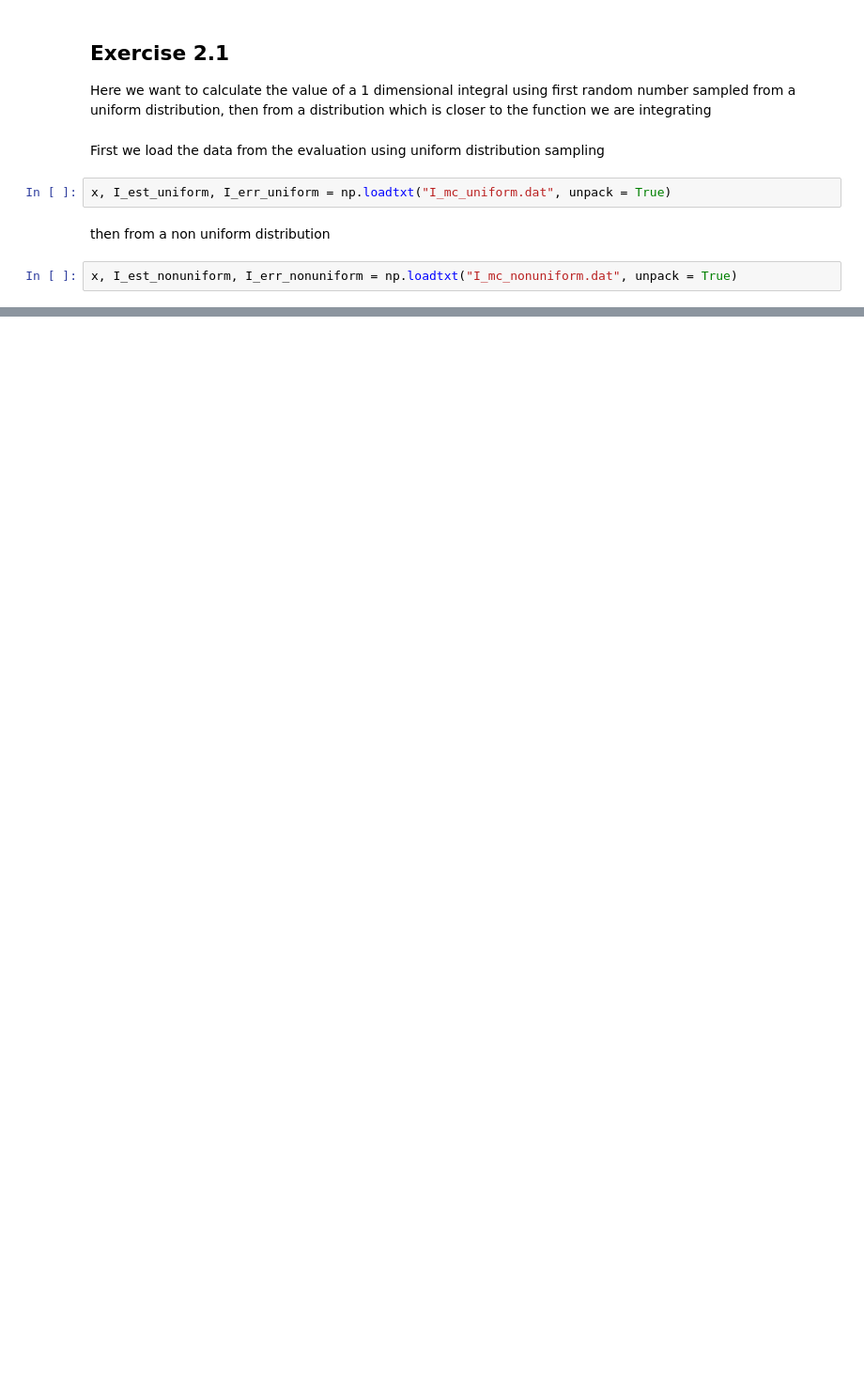
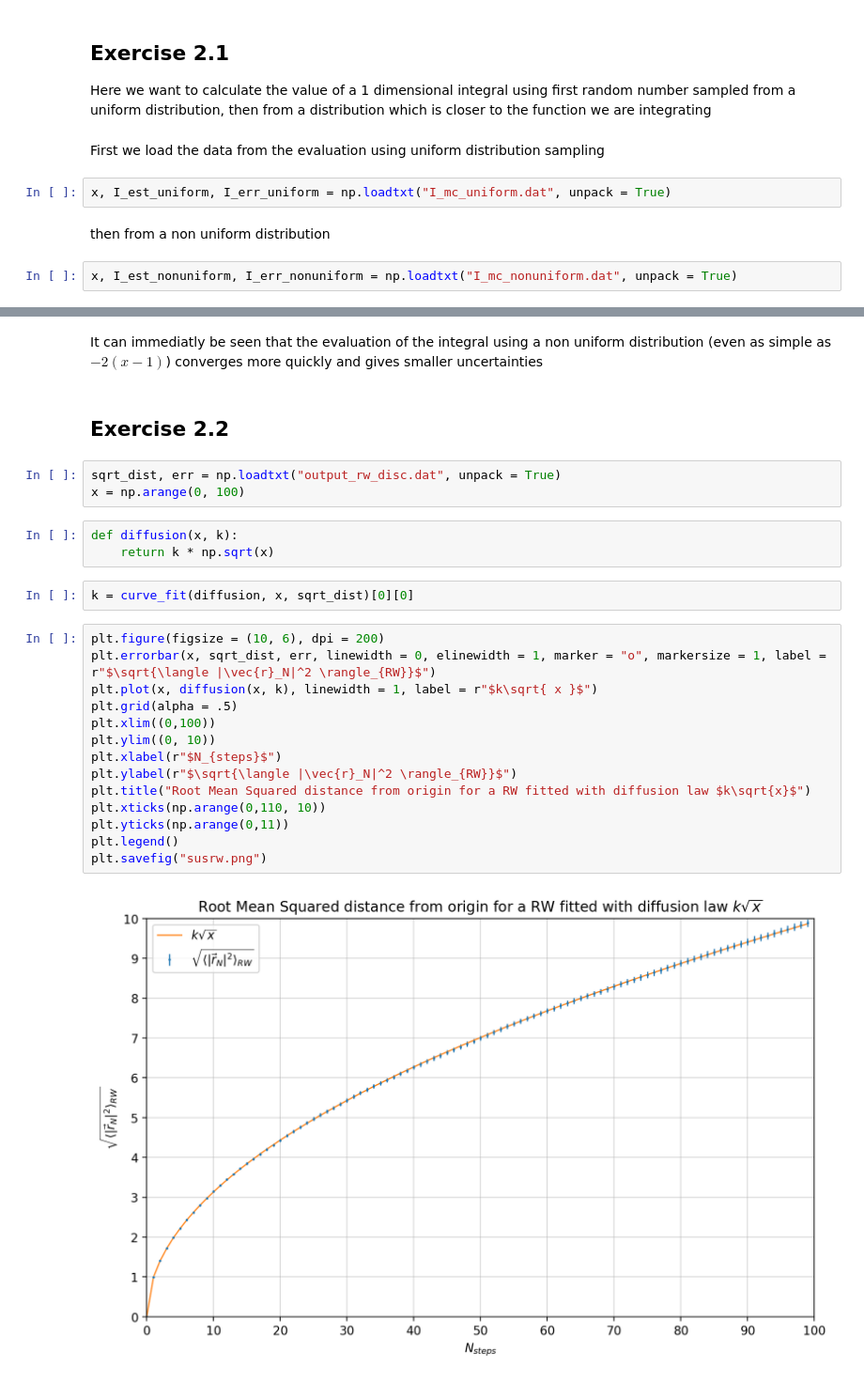
Before and after one commit to Giac97/Simulazione-Numerica, a Jupyter notebook: notebooks/Exercise 2/Exercise 2 - Analysis.ipynb, the cells around one changed output, grey strips where cells are left out. Shown at 94% size. Cells and saved outputs as stored; diff of their text form; blank space fills up the shorter version.

```diff
--- a/notebooks/Exercise 2/Exercise 2 - Analysis.ipynb
+++ b/notebooks/Exercise 2/Exercise 2 - Analysis.ipynb
@@ -33,0 +35,28 @@ Text(0.5, 0, 'N')
+# %% [markdown]
+It can immediatly be seen that the evaluation of the integral using a non uniform distribution (even as simple as $-2(x - 1)$) converges more quickly and gives smaller uncertainties
+# %% [markdown]
+## Exercise 2.2
+# %%
+sqrt_dist, err = np.loadtxt("output_rw_disc.dat", unpack = True)
+x = np.arange(0, 100)
+# %%
+def diffusion(x, k):
+    return k * np.sqrt(x)
+# %%
+k = curve_fit(diffusion, x, sqrt_dist)[0][0]
+# %%
+plt.figure(figsize = (10, 6), dpi = 200)
+plt.errorbar(x, sqrt_dist, err, linewidth = 0, elinewidth = 1, marker = "o", markersize = 1, label = r"$\sqrt{\langle |\vec{r}_N|^2 \rangle_{RW}}$")
+plt.plot(x, diffusion(x, k), linewidth = 1, label = r"$k\sqrt{ x }$")
+plt.grid(alpha = .5)
+plt.xlim((0,100))
+plt.ylim((0, 10))
+plt.xlabel(r"$N_{steps}$")
+plt.ylabel(r"$\sqrt{\langle |\vec{r}_N|^2 \rangle_{RW}}$")
+plt.title("Root Mean Squared distance from origin for a RW fitted with diffusion law $k\sqrt{x}$")
+plt.xticks(np.arange(0,110, 10))
+plt.yticks(np.arange(0,11))
+plt.legend()
+plt.savefig("susrw.png")
+# %% [output]
+[figure, added]
```
Also changed, not shown: parts of 3 cells of this notebook.
